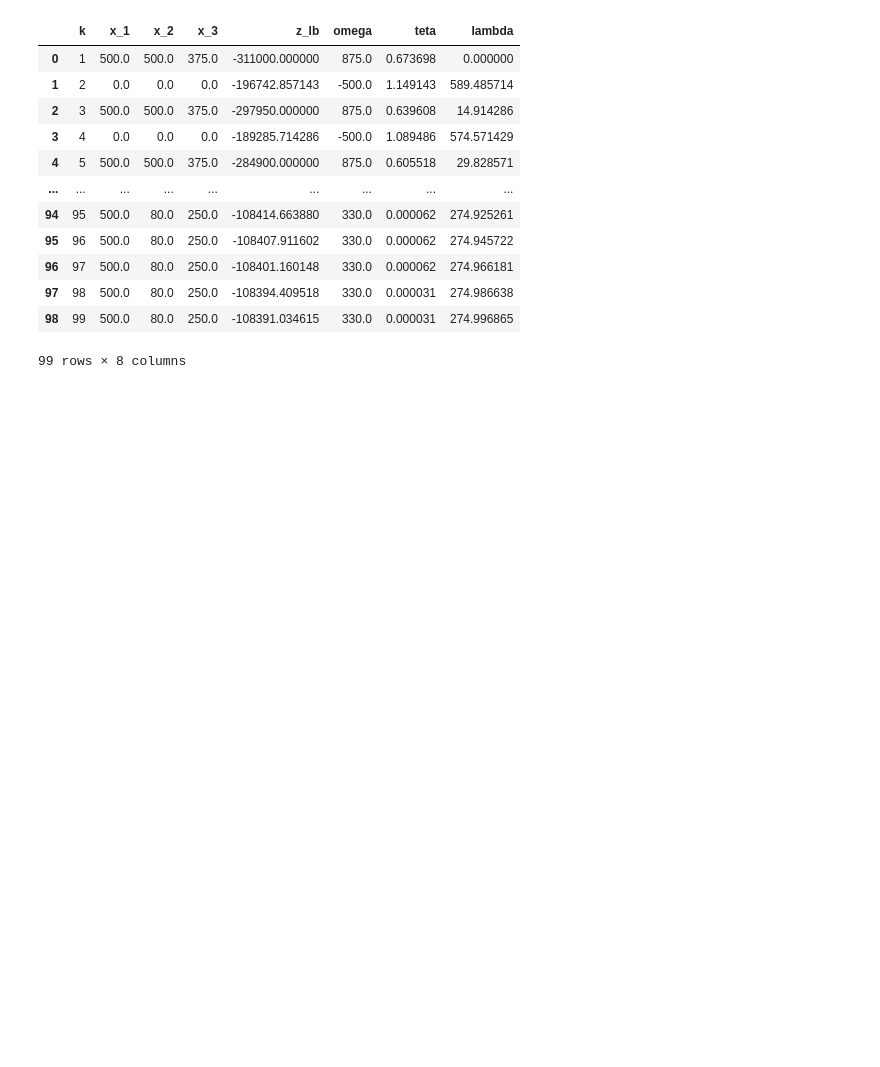
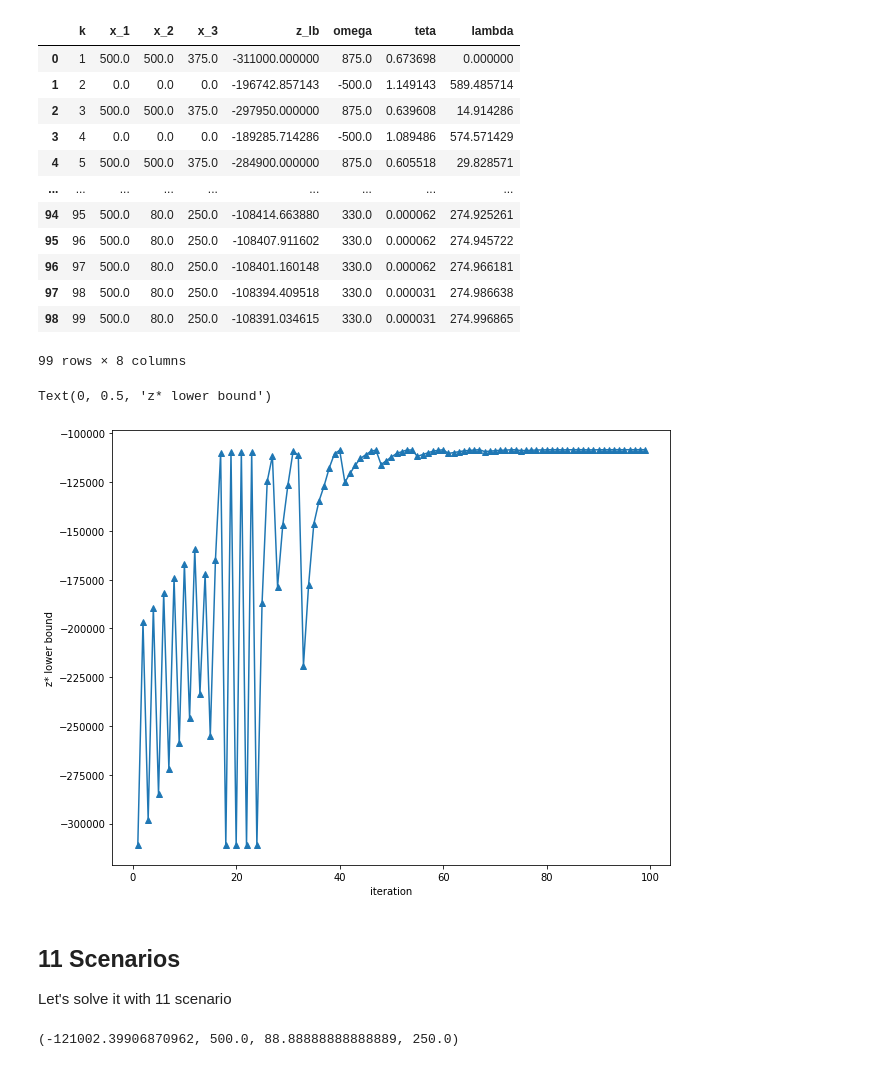
Before and after one commit to 9231058/farmer, a Jupyter notebook: farmer/lagrange.ipynb, the cells around one changed output. Drawn from its saved outputs; the diff is of its cells as text; code cells hidden in the pictures; blank space fills up the shorter version.

```diff
--- a/farmer/lagrange.ipynb
+++ b/farmer/lagrange.ipynb
@@ -39,3 +39,15 @@ df
 | 97 | 98 | 500.0 | 80.0 | 250.0 | -108394.409518 | 330.0 | 0.000031 | 274.986638 |
 | 98 | 99 | 500.0 | 80.0 | 250.0 | -108391.034615 | 330.0 | 0.000031 | 274.996865 |
 99 rows × 8 columns
+# %%
+_, ax = plt.subplots(figsize=(10, 8))
+
+ax.plot(df['k'], df['z_lb'], '-^')
+ax.set_xlabel('iteration')
+ax.set_ylabel('z* lower bound')
+# %% [output]
+Text(0, 0.5, 'z* lower bound')
+[figure, added]
+# %% [markdown]
+## 11 Scenarios
+Let's solve it with 11 scenario
@@ -41,0 +61,4 @@ df
+# %%
+solution
+# %% [output]
+(-121002.39906870962, 500.0, 88.88888888888889, 250.0)
```
Also changed, not shown: parts of 6 cells of this notebook.
